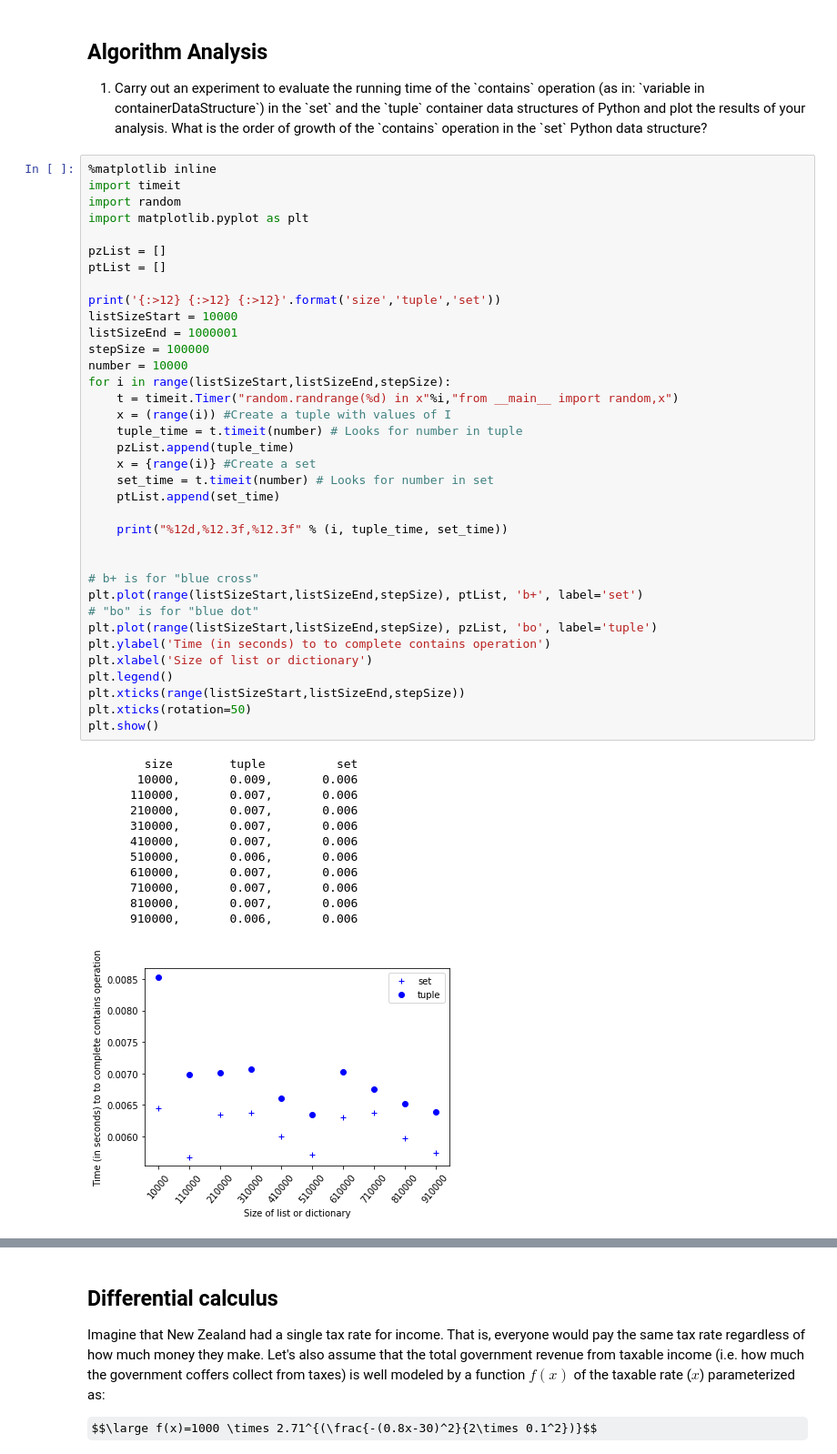
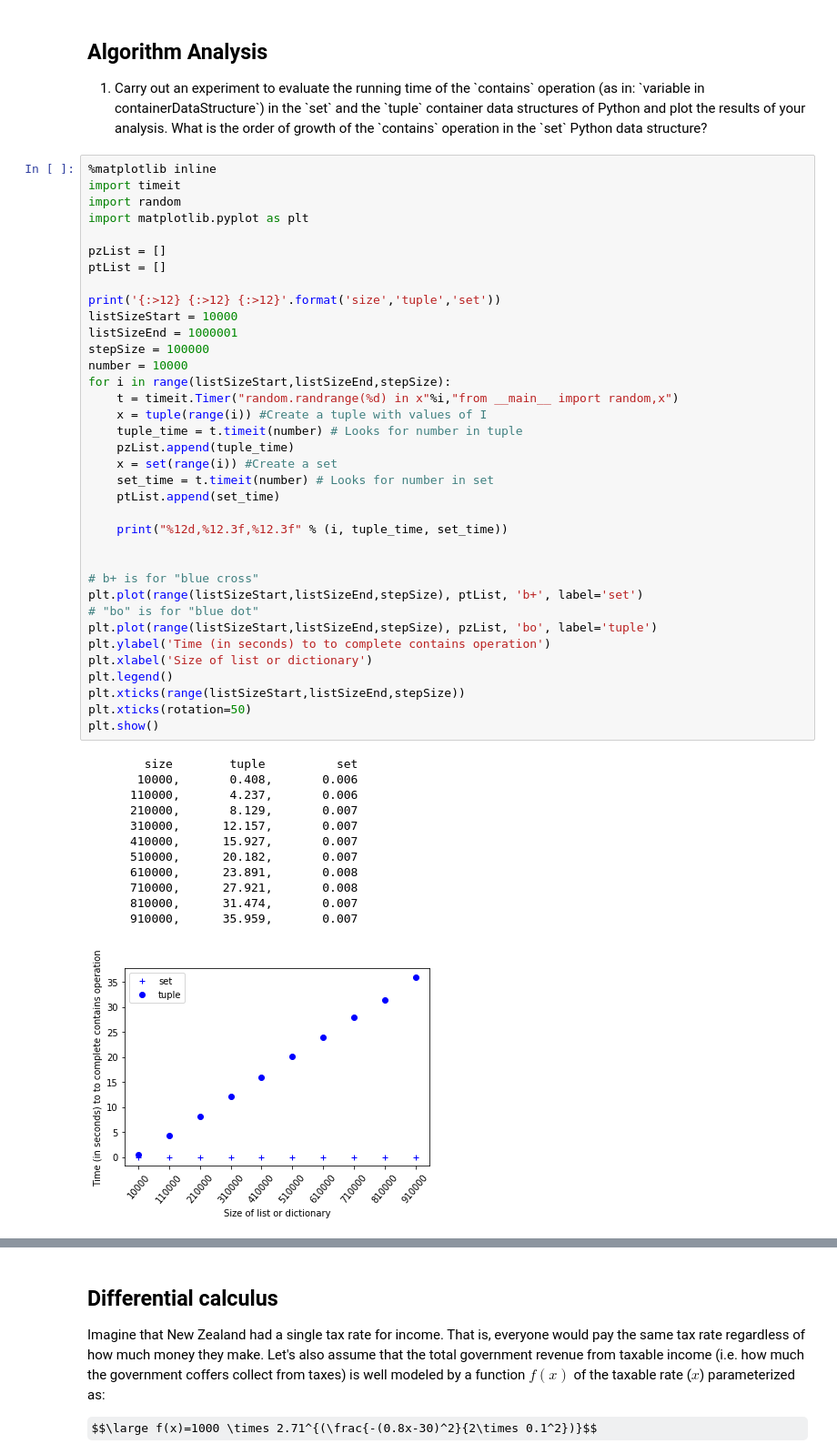
Before and after one commit to Marrnj2/A-DFirstAssesment, a Jupyter notebook: _Assessment1/assessment1.ipynb, the cells around one changed output, grey strips where cells are left out. Shown: that part at 91% size. Cells and saved outputs as stored; diff of their text form; some formulas as TeX source.

```diff
--- a/_Assessment1/assessment1.ipynb
+++ b/_Assessment1/assessment1.ipynb
@@ -34,43 +34,43 @@ import matplotlib.pyplot as plt
 pzList = []
 ptList = []
 
 print('{:>12} {:>12} {:>12}'.format('size','tuple','set'))
 listSizeStart = 10000
 listSizeEnd = 1000001
 stepSize = 100000
 number = 10000
 for i in range(listSizeStart,listSizeEnd,stepSize):
     t = timeit.Timer("random.randrange(%d) in x"%i,"from __main__ import random,x")
-    x = (range(i)) #Create a tuple with values of I
+    x = tuple(range(i)) #Create a tuple with values of I
     tuple_time = t.timeit(number) # Looks for number in tuple
     pzList.append(tuple_time)
-    x = {range(i)} #Create a set
+    x = set(range(i)) #Create a set
     set_time = t.timeit(number) # Looks for number in set
     ptList.append(set_time)
 
     print("%12d,%12.3f,%12.3f" % (i, tuple_time, set_time))
 
 
 # b+ is for "blue cross"
 plt.plot(range(listSizeStart,listSizeEnd,stepSize), ptList, 'b+', label='set')
 # "bo" is for "blue dot"
 plt.plot(range(listSizeStart,listSizeEnd,stepSize), pzList, 'bo', label='tuple')
 plt.ylabel('Time (in seconds) to to complete contains operation')
 plt.xlabel('Size of list or dictionary')
 plt.legend()
 plt.xticks(range(listSizeStart,listSizeEnd,stepSize))
 plt.xticks(rotation=50)
 plt.show()
 # %% [output]
         size        tuple          set
-       10000,       0.009,       0.006
-      110000,       0.007,       0.006
-      210000,       0.007,       0.006
-      310000,       0.007,       0.006
-      410000,       0.007,       0.006
-      510000,       0.006,       0.006
-      610000,       0.007,       0.006
-      710000,       0.007,       0.006
-      810000,       0.007,       0.006
-      910000,       0.006,       0.006
+       10000,       0.408,       0.006
+      110000,       4.237,       0.006
+      210000,       8.129,       0.007
+      310000,      12.157,       0.007
+      410000,      15.927,       0.007
+      510000,      20.182,       0.007
+      610000,      23.891,       0.008
+      710000,      27.921,       0.008
+      810000,      31.474,       0.007
+      910000,      35.959,       0.007
-[figure, old version]
+[figure, new version]
```
Also changed, not shown: parts of 9 cells of this notebook.
